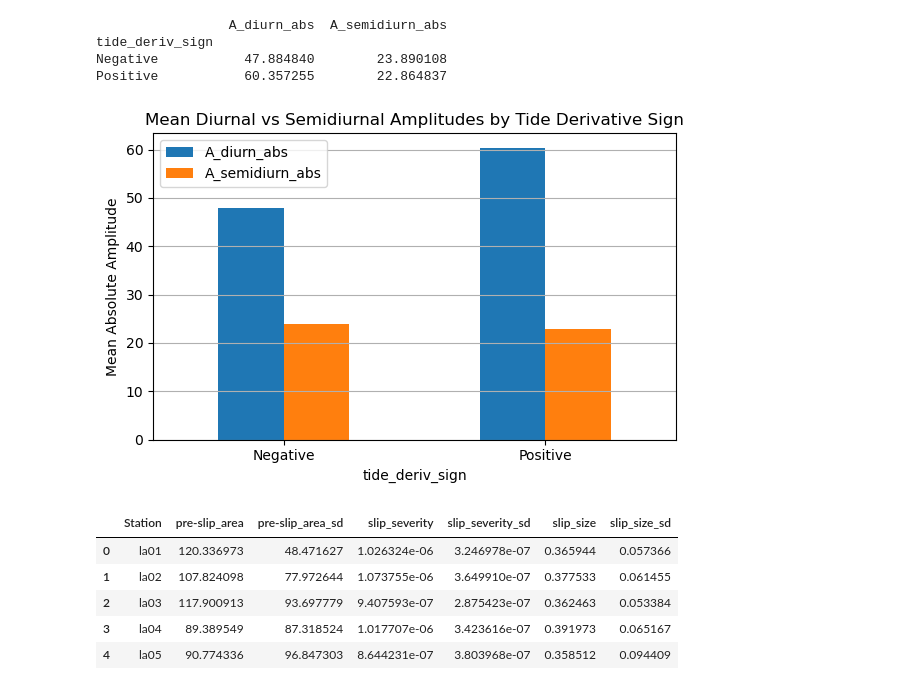
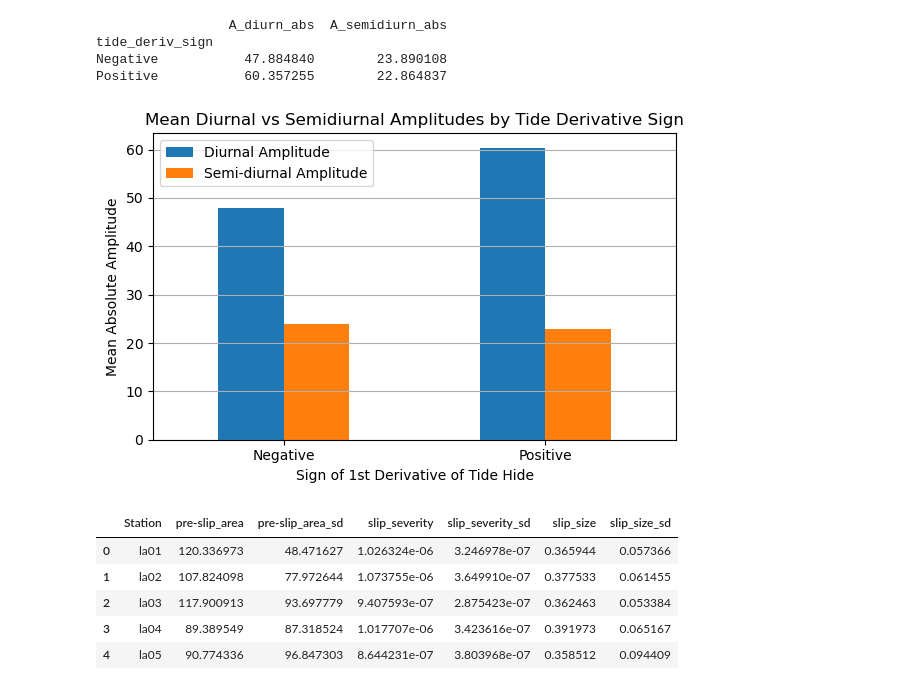
Before and after one commit to MinesGlaciology/whillans-surf, a Jupyter notebook: notebooks/SURF/Time until next evt prediction/EDA.ipynb, the cells around one changed output. Cells and saved outputs as stored; diff of their text form; code cells hidden in the pictures.

```diff
--- a/notebooks/SURF/Time until next evt prediction/EDA.ipynb
+++ b/notebooks/SURF/Time until next evt prediction/EDA.ipynb
@@ -172,21 +172,25 @@ df['tide_deriv_sign'] = df['tide_deriv'].apply(lambda x: 'Positive' if x > 0 els
 # Group and compute mean amplitudes
 mean_amps = df.groupby('tide_deriv_sign')[['A_diurn_abs', 'A_semidiurn_abs']].mean()
 print(mean_amps)
+mean_amps.columns = ['Diurnal Amplitude', 'Semi-diurnal Amplitude']
 # %% [output]
                  A_diurn_abs  A_semidiurn_abs
 tide_deriv_sign
 Negative           47.884840        23.890108
 Positive           60.357255        22.864837
 # %%
+
 mean_amps.plot(kind='bar', figsize=(6, 4))
 plt.title('Mean Diurnal vs Semidiurnal Amplitudes by Tide Derivative Sign')
 plt.ylabel('Mean Absolute Amplitude')
+plt.xlabel("Sign of 1st Derivative of Tide Hide")
 plt.xticks(rotation=0)
 plt.grid(True, axis='y')
+mean_amps.columns = ['Diurnal Amplitude', 'Semi-diurnal Amplitude']
 plt.tight_layout()
 plt.show()
 # %% [output]
-[figure, old version]
+[figure, new version]
 # %%
 stations = pd.read_csv('../station_standards.csv')
 # %%
```
Also changed, not shown: parts of 1 cell of this notebook, 22 other files.
